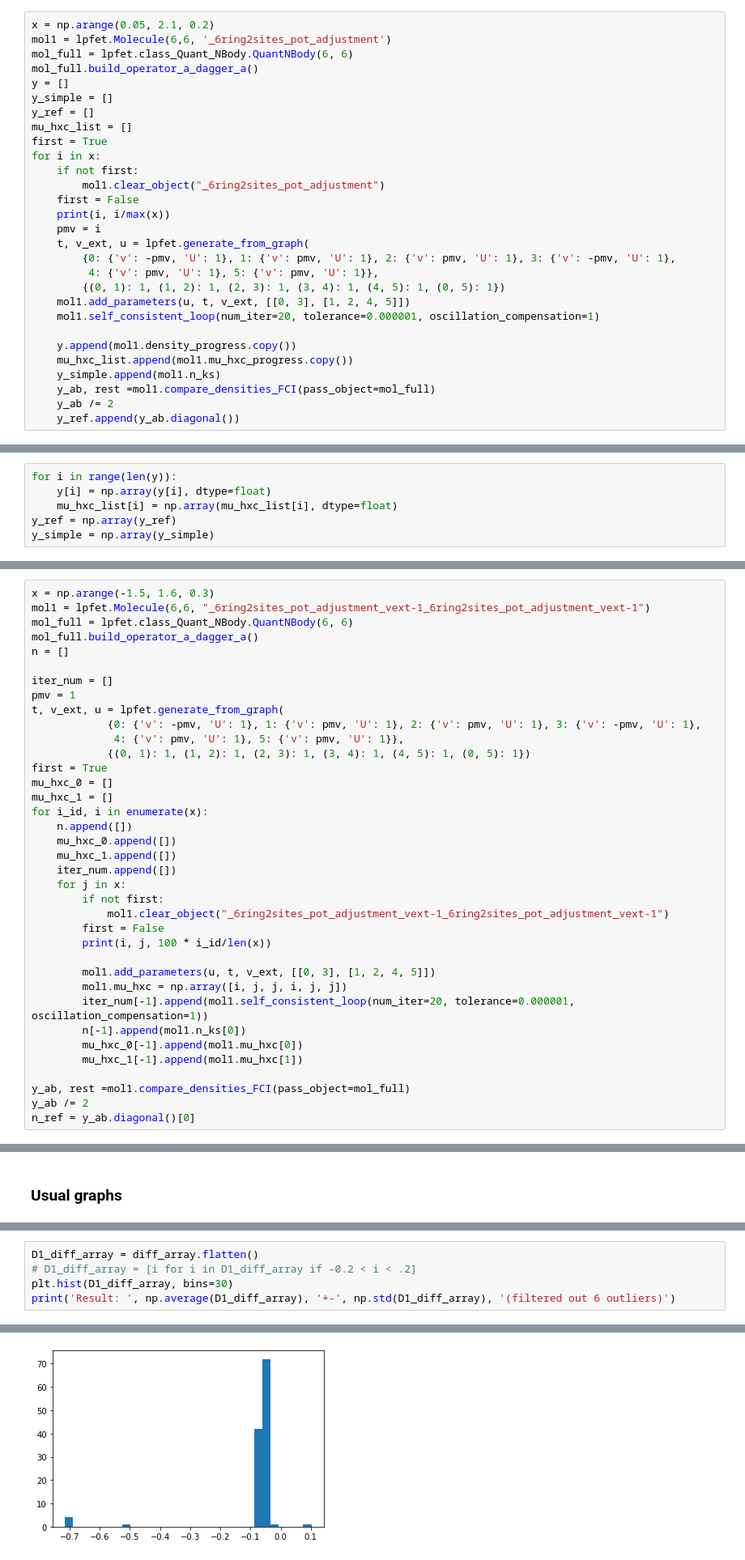
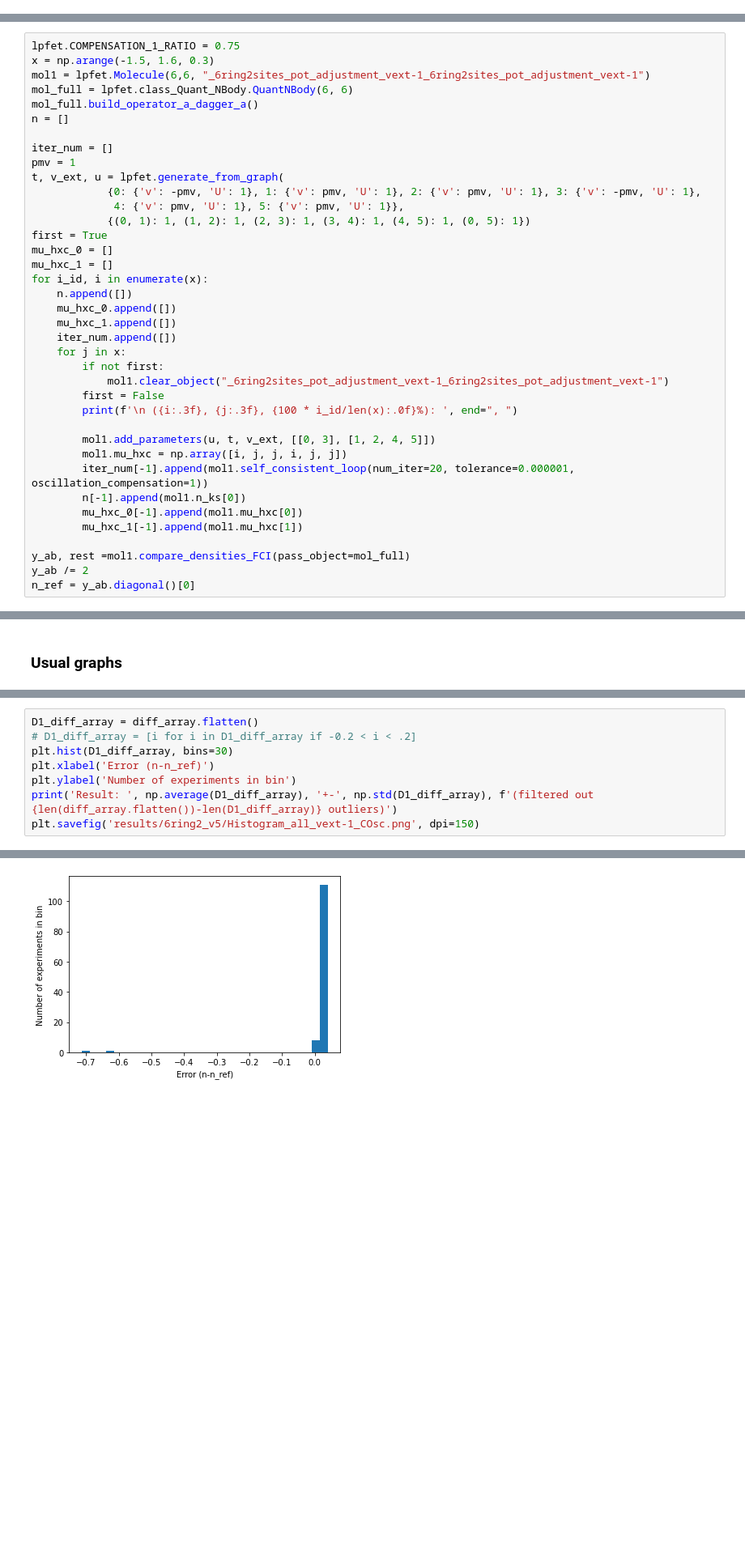
Before and after one commit to mrgulin/Single_shot, a Jupyter notebook: LPFET/6ring2.ipynb, the cells around one changed output, grey strips where cells are left out. Shown: that part at 81% size. Drawn from its saved outputs; the diff is of its cells as text; blank space fills up the shorter version.

```diff
--- a/LPFET/6ring2.ipynb
+++ b/LPFET/6ring2.ipynb
@@ -606,32 +459,3 @@ From only 2 examples it looks like that for larger $\Delta v^{ext}$ there is hig
 # New way to adjust potential (hopefully)
 # %% [markdown]
 ## Comparison with the first experiment
-# %%
-x = np.arange(0.05, 2.1, 0.2)
-mol1 = lpfet.Molecule(6,6, '_6ring2sites_pot_adjustment')
-mol_full = lpfet.class_Quant_NBody.QuantNBody(6, 6)
-mol_full.build_operator_a_dagger_a()
-y = []
-y_simple = []
-y_ref = []
-mu_hxc_list = []
-first = True
-for i in x:
-    if not first:
-        mol1.clear_object("_6ring2sites_pot_adjustment")
-    first = False
-    print(i, i/max(x))
-    pmv = i
-    t, v_ext, u = lpfet.generate_from_graph(
-        {0: {'v': -pmv, 'U': 1}, 1: {'v': pmv, 'U': 1}, 2: {'v': pmv, 'U': 1}, 3: {'v': -pmv, 'U': 1},
-         4: {'v': pmv, 'U': 1}, 5: {'v': pmv, 'U': 1}},
-        {(0, 1): 1, (1, 2): 1, (2, 3): 1, (3, 4): 1, (4, 5): 1, (0, 5): 1})
-    mol1.add_parameters(u, t, v_ext, [[0, 3], [1, 2, 4, 5]])
-    mol1.self_consistent_loop(num_iter=20, tolerance=0.000001, oscillation_compensation=1)
-
-    y.append(mol1.density_progress.copy())
-    mu_hxc_list.append(mol1.mu_hxc_progress.copy())
-    y_simple.append(mol1.n_ks)
-    y_ab, rest =mol1.compare_densities_FCI(pass_object=mol_full)
-    y_ab /= 2
-    y_ref.append(y_ab.diagonal())
@@ -656,6 +461,0 @@ Loop 0, Loop 1, FCI densities (per spin): [0.8796373  0.31018135 0.31018135 0.87
-# %%
-for i in range(len(y)):
-    y[i] = np.array(y[i], dtype=float)
-    mu_hxc_list[i] = np.array(mu_hxc_list[i], dtype=float)
-y_ref = np.array(y_ref)
-y_simple = np.array(y_simple)
@@ -698,6 +462,7 @@ This looks much more promising. Lets test what happens with the other experiment
 # %% [markdown]
 ## Testing for v_ext=1
 # %%
+lpfet.COMPENSATION_1_RATIO = 0.75
 x = np.arange(-1.5, 1.6, 0.3)
 mol1 = lpfet.Molecule(6,6, "_6ring2sites_pot_adjustment_vext-1_6ring2sites_pot_adjustment_vext-1")
 mol_full = lpfet.class_Quant_NBody.QuantNBody(6, 6)
@@ -722,7 +487,7 @@ for i_id, i in enumerate(x):
         if not first:
             mol1.clear_object("_6ring2sites_pot_adjustment_vext-1_6ring2sites_pot_adjustment_vext-1")
         first = False
-        print(i, j, 100 * i_id/len(x))
+        print(f'\n ({i:.3f}, {j:.3f}, {100 * i_id/len(x):.0f}%): ', end=", ")
 
         mol1.add_parameters(u, t, v_ext, [[0, 3], [1, 2, 4, 5]])
         mol1.mu_hxc = np.array([i, j, j, i, j, j])
@@ -843,5 +587,8 @@ Result:  -0.05435143632037365 +- 0.016738800510904848 (filtered out 6 outliers)
 D1_diff_array = diff_array.flatten()
 # D1_diff_array = [i for i in D1_diff_array if -0.2 < i < .2]
 plt.hist(D1_diff_array, bins=30)
-print('Result: ', np.average(D1_diff_array), '+-', np.std(D1_diff_array), '(filtered out 6 outliers)')
+plt.xlabel('Error (n-n_ref)')
+plt.ylabel('Number of experiments in bin')
+print('Result: ', np.average(D1_diff_array), '+-', np.std(D1_diff_array), f'(filtered out {len(diff_array.flatten())-len(D1_diff_array)} outliers)')
+plt.savefig('results/6ring2_v5/Histogram_all_vext-1_COsc.png', dpi=150)
 # %% [output]
@@ -849 +596 @@ Result:  -0.07976462705632277 +- 0.12456508690791163 (filtered out 6 outliers)
-[figure, old version]
+[figure, new version]
```
Also changed, not shown: parts of 49 cells of this notebook, 2 other files.
